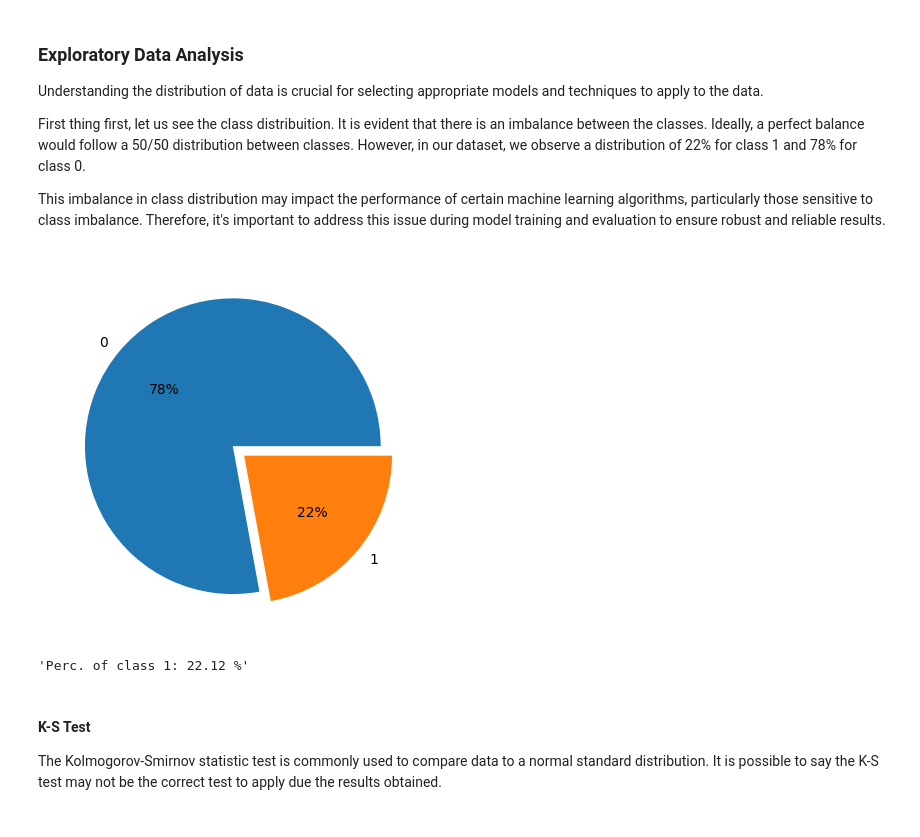
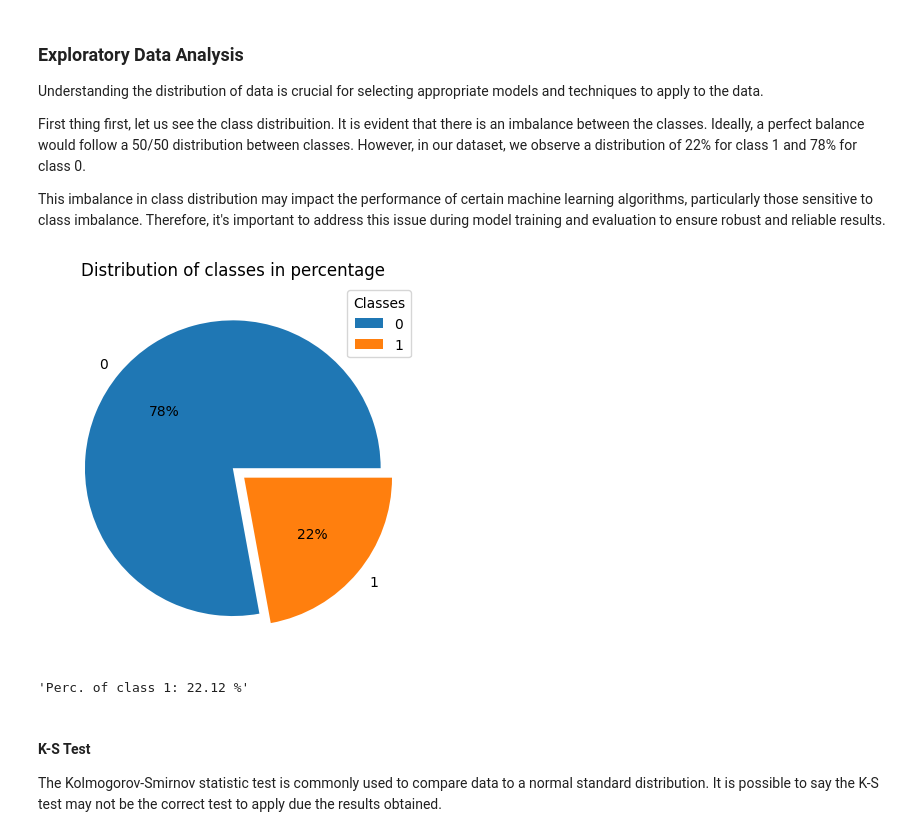
Before and after one commit to JoaoESmoreira/RP-Project, a Jupyter notebook: src/Report.ipynb, the cells around one changed output. Cells and saved outputs as stored; diff of their text form; code cells hidden in the pictures.

Commit message:
add legends, titles... to plots

```diff
--- a/src/Report.ipynb
+++ b/src/Report.ipynb
@@ -170,16 +170,18 @@ This imbalance in class distribution may impact the performance of certain machi
 # %%
 plt.figure()
 
 values = data['target'].value_counts()
 keys = [0, 1]
 explode = [0, 0.1]
 plt.pie(values, labels=keys, explode=explode, autopct='%.0f%%')
 
+plt.legend(title='Classes')
+plt.title('Distribution of classes in percentage')
 plt.show()
 
 display("Perc. of class 1: " + str(data['target'].sum() / data.shape[0] * 100) + " %")
 # %% [output]
-[figure, old version]
+[figure, new version]
 'Perc. of class 1: 22.12 %'
 # %% [markdown]
 #### K-S Test
```
Also changed, not shown: parts of 29 cells of this notebook, 2 other files.
